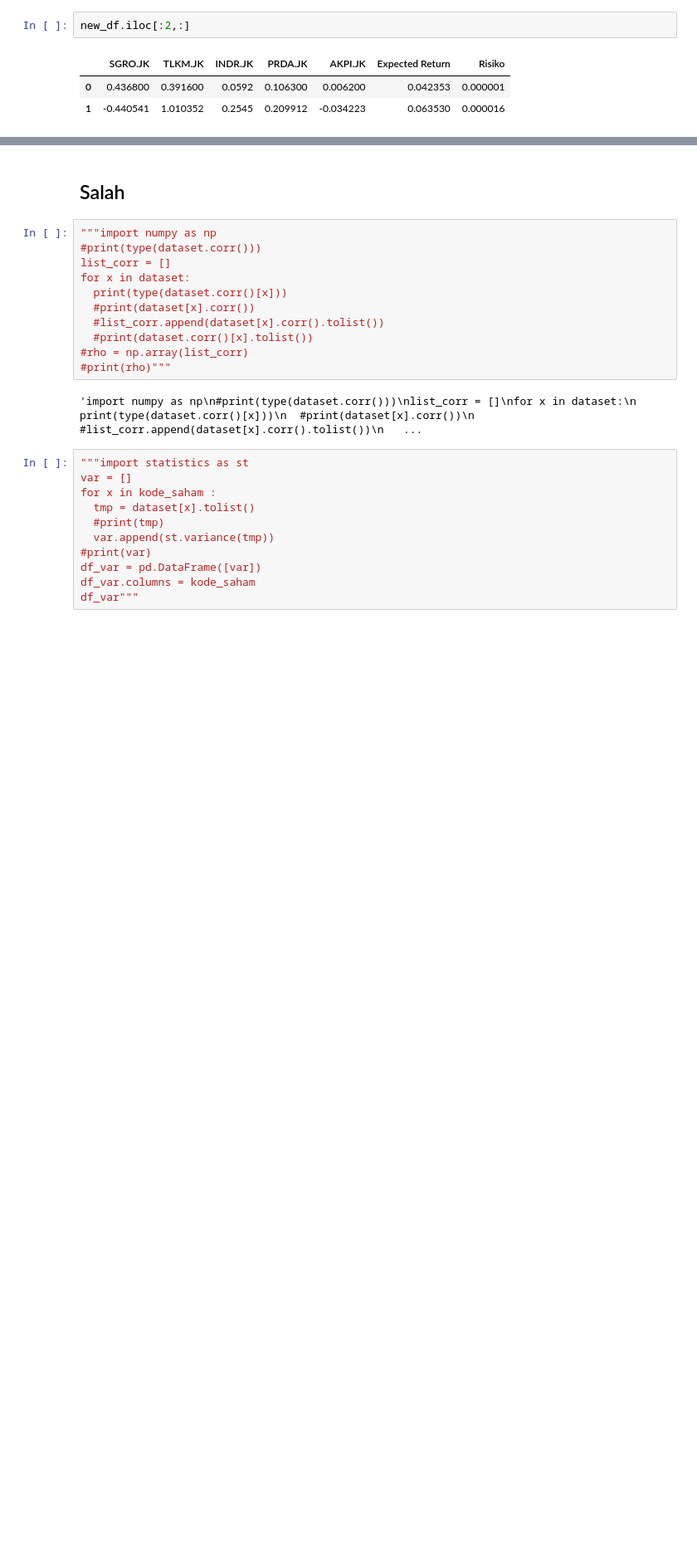
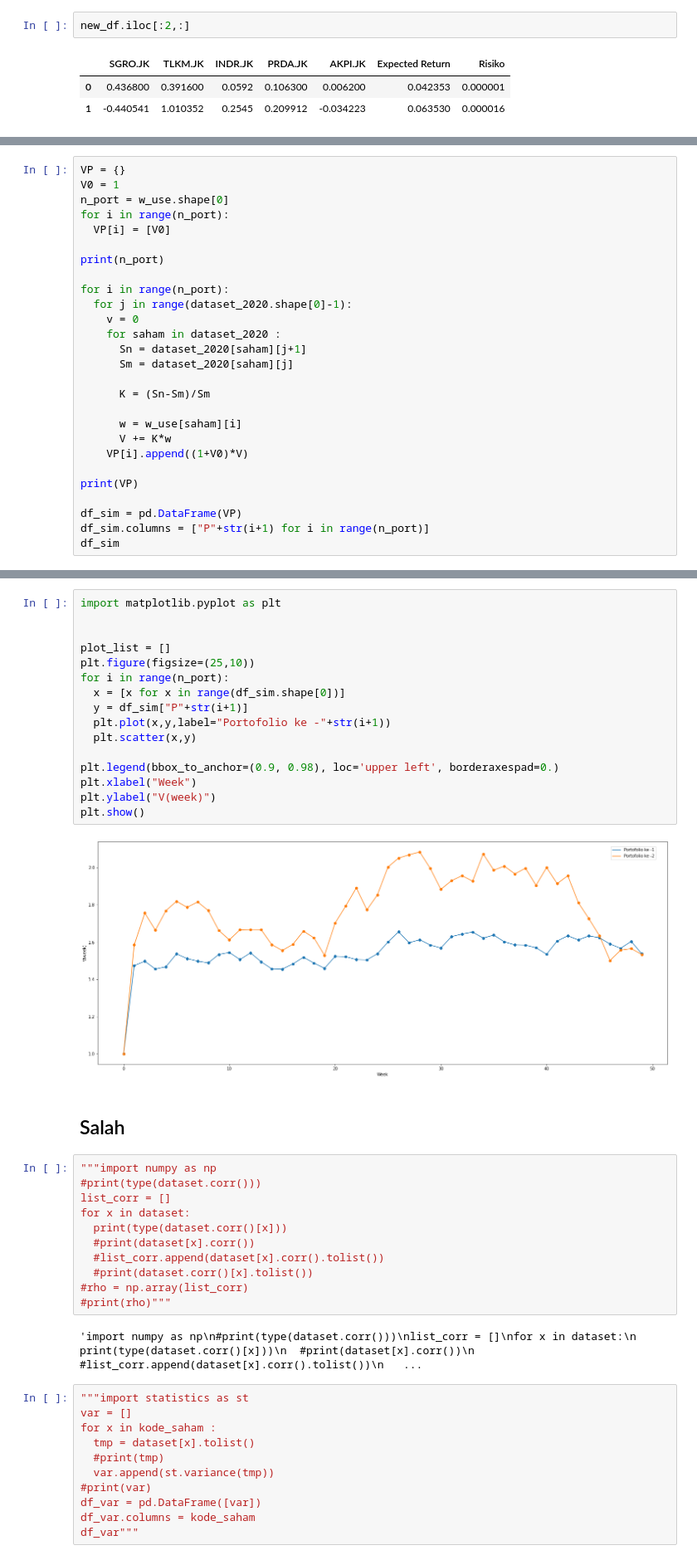
Before and after one commit to relfarizi/Portfolio-Saham, a Jupyter notebook: Portfolio_Saham.ipynb, the cells around one changed output, grey strips where cells are left out. Shown at 83% size. Drawn from its saved outputs; the diff is of its cells as text; blank space fills up the shorter version.

```diff
--- a/Portfolio_Saham.ipynb
+++ b/Portfolio_Saham.ipynb
@@ -482,0 +469,27 @@ new_df.iloc[:2,:]
+# %%
+VP = {}
+V0 = 1
+n_port = w_use.shape[0]
+for i in range(n_port):
+  VP[i] = [V0]
+
+print(n_port)
+
+for i in range(n_port):
+  for j in range(dataset_2020.shape[0]-1):
+    v = 0
+    for saham in dataset_2020 :
+      Sn = dataset_2020[saham][j+1]
+      Sm = dataset_2020[saham][j]
+
+      K = (Sn-Sm)/Sm
+
+      w = w_use[saham][i]
+      V += K*w
+    VP[i].append((1+V0)*V)
+
+print(VP)
+
+df_sim = pd.DataFrame(VP)
+df_sim.columns = ["P"+str(i+1) for i in range(n_port)]
+df_sim
@@ -483,3 +516,21 @@ new_df.iloc[:2,:]
+# %%
+import matplotlib.pyplot as plt
+
+
+plot_list = []
+plt.figure(figsize=(25,10))
+for i in range(n_port):
+  x = [x for x in range(df_sim.shape[0])]
+  y = df_sim["P"+str(i+1)]
+  plt.plot(x,y,label="Portofolio ke -"+str(i+1))
+  plt.scatter(x,y)
+
+plt.legend(bbox_to_anchor=(0.9, 0.98), loc='upper left', borderaxespad=0.)
+plt.xlabel("Week")
+plt.ylabel("V(week)")
+plt.show()
+# %% [output]
+[figure, added]
 # %% [markdown]
 ## Salah
 # %%
```
Also changed, not shown: parts of 15 cells of this notebook.
